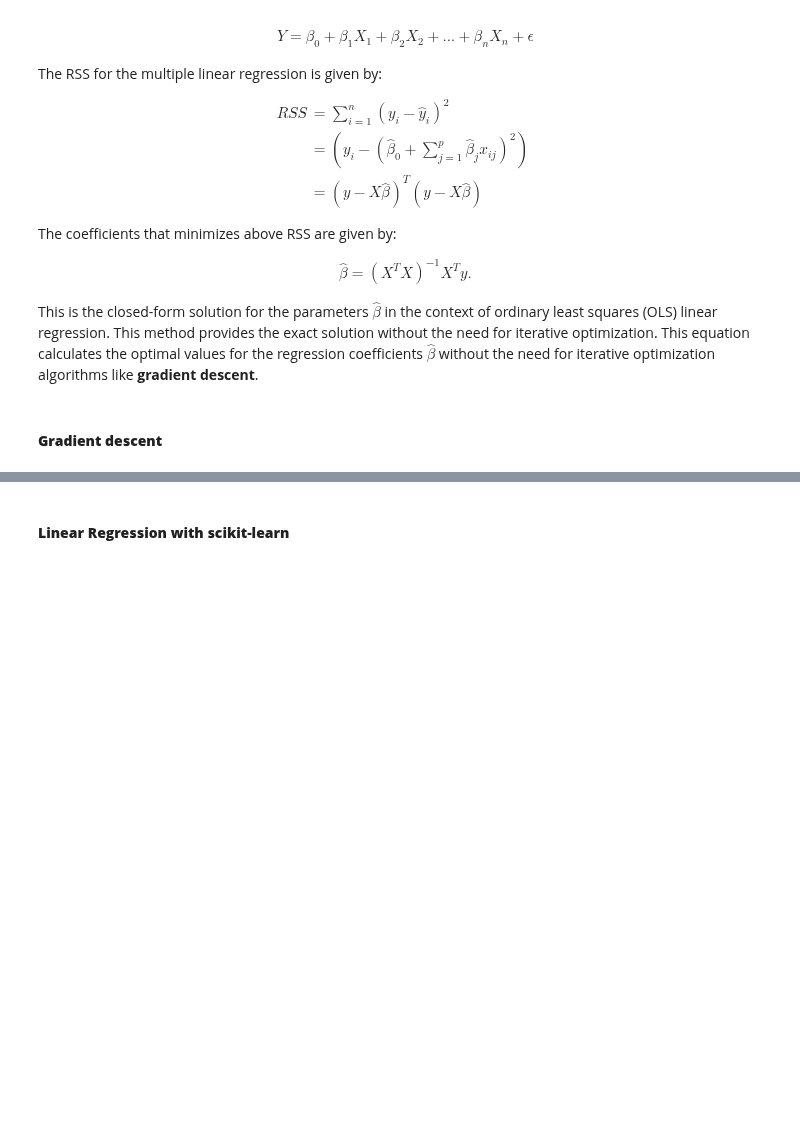
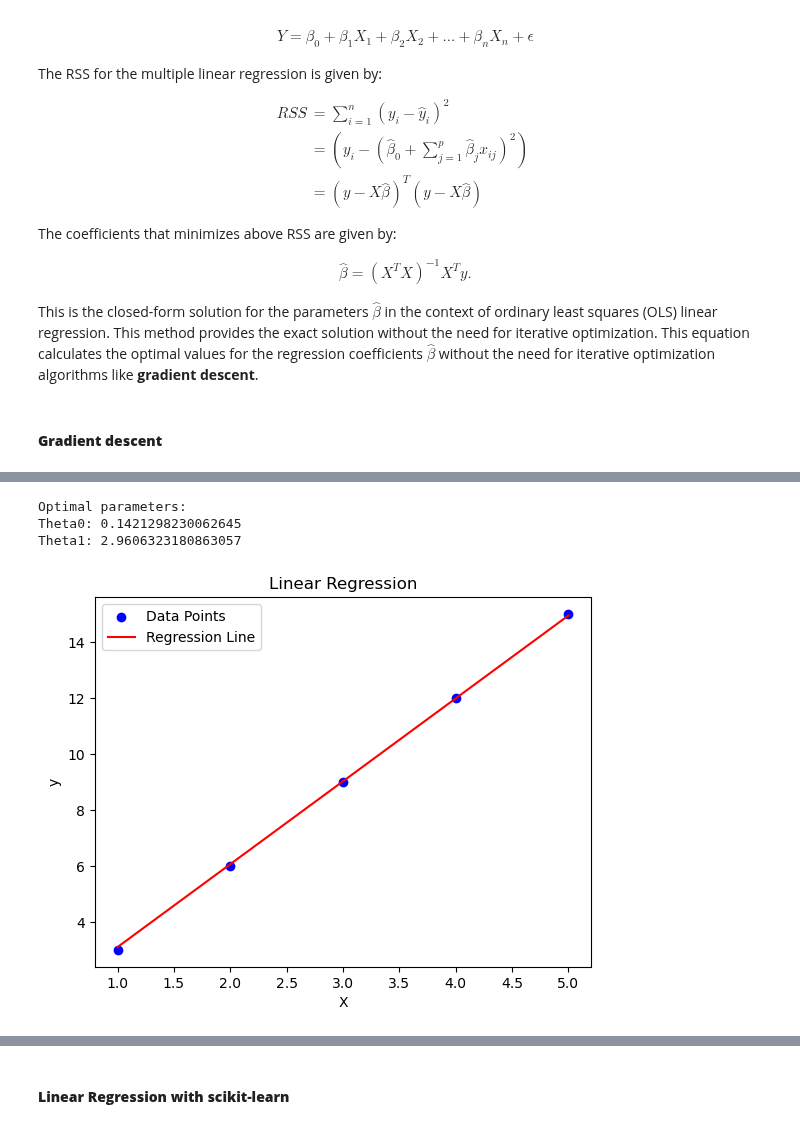
Before and after one commit to ONURYI/Data-Scientist-Professional-with-Python, a Jupyter notebook: Block V - Machine Learning/1.Supervised Learning.ipynb, the cells around one changed output, grey strips where cells are left out. Saved outputs shown, nothing was run; the diff lists cells and outputs as text; code cells hidden in the pictures; blank space fills up the shorter version.

```diff
--- a/Block V - Machine Learning/1.Supervised Learning.ipynb
+++ b/Block V - Machine Learning/1.Supervised Learning.ipynb
@@ -330,0 +363,48 @@ By updating the parameters in the opposite direction of the gradients, gradient
+# %%
+# Generate some sample data
+X = np.array([1, 2, 3, 4, 5])  # Independent variable
+y = np.array([3, 6, 9, 12, 15])  # Dependent variable
+
+# Initialize the parameters
+theta0 = 0  # Intercept
+theta1 = 0  # Slope
+
+# Set the learning rate and number of iterations
+learning_rate = 0.01
+num_iterations = 1000
+
+# Perform gradient descent
+for iteration in range(num_iterations):
+    # Make predictions
+    predictions = theta0 + theta1 * X
+
+    # Calculate the gradients
+    gradient0 = (1/len(X)) * np.sum(predictions - y)
+    gradient1 = (1/len(X)) * np.sum((predictions - y) * X)
+
+    # Update the parameters
+    theta0 -= learning_rate * gradient0
+    theta1 -= learning_rate * gradient1
+
+# Print the final parameters
+print("Optimal parameters:")
+print("Theta0:", theta0)
+print("Theta1:", theta1)
+# %% [output]
+Optimal parameters:
+Theta0: 0.1421298230062645
+Theta1: 2.9606323180863057
+# %%
+# Generate the regression line
+regression_line = theta0 + theta1 * X
+
+# Plot the data points and regression line
+plt.scatter(X, y, color='blue', label='Data Points')
+plt.plot(X, regression_line, color='red', label='Regression Line')
+plt.xlabel('X')
+plt.ylabel('y')
+plt.title('Linear Regression')
+plt.legend()
+plt.show()
+# %% [output]
+[figure, added]
```
Also changed, not shown: parts of 21 cells of this notebook.
